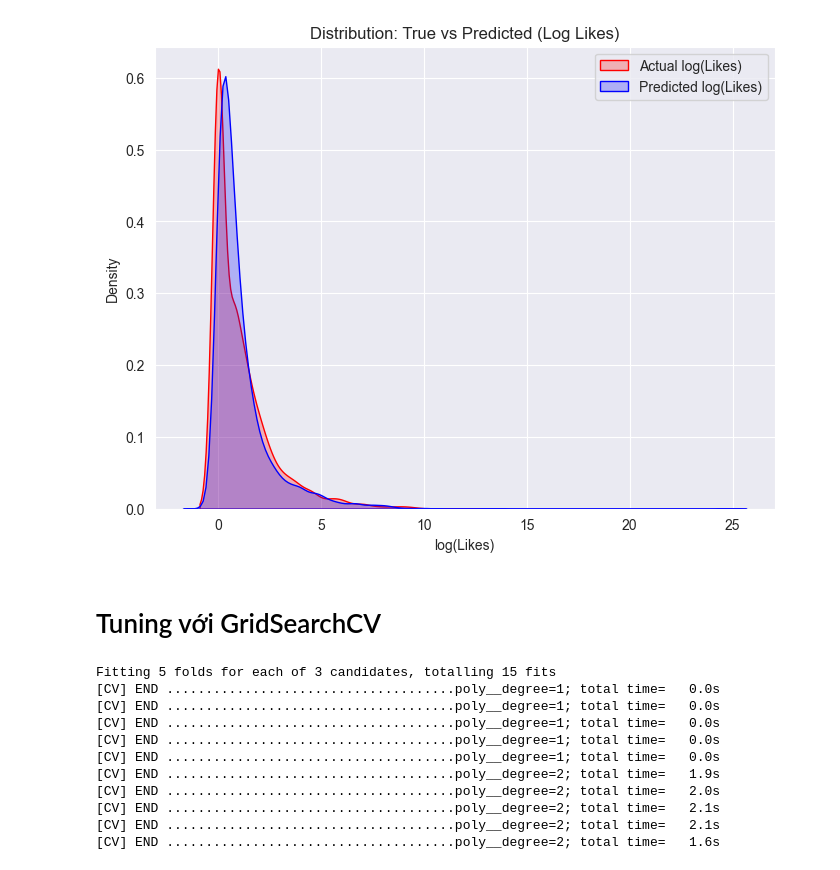
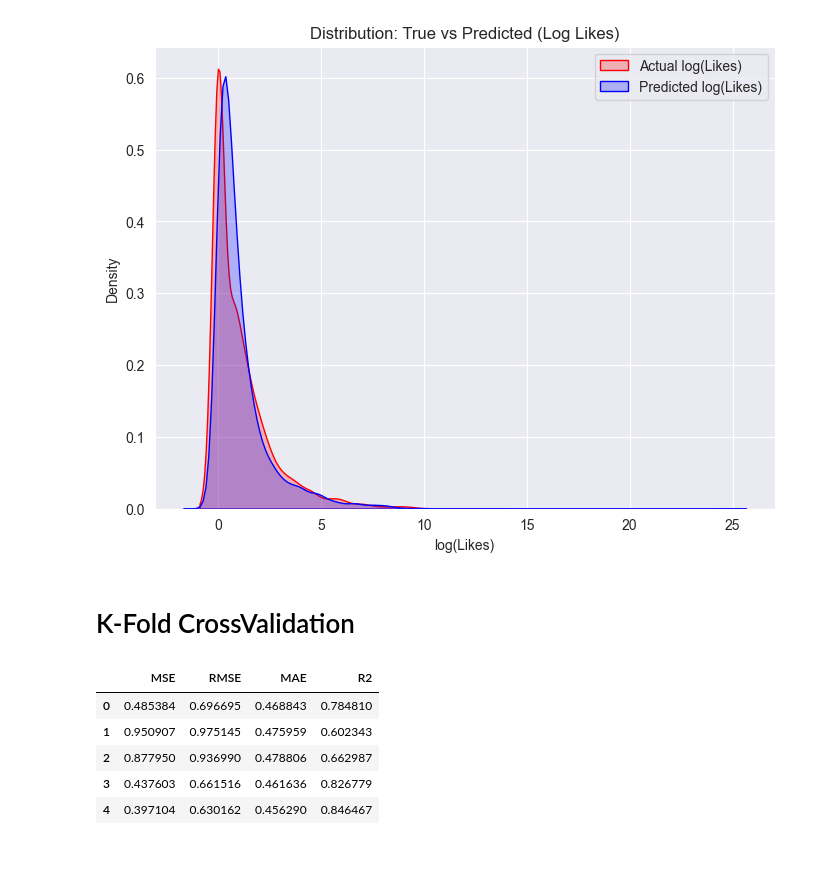
Before and after one commit to DangVanVy23521825/PTDLTQ-IE313, a Jupyter notebook: notebooks/4.0.LinearRegression_Modeling.ipynb, the cells around one changed output. Cells and saved outputs as stored; diff of their text form; code cells hidden in the pictures.

Commit message:
update model

```diff
--- a/notebooks/4.0.LinearRegression_Modeling.ipynb
+++ b/notebooks/4.0.LinearRegression_Modeling.ipynb
@@ -12,8 +14,5 @@ import warnings
 warnings.filterwarnings('ignore')
 # %%
-from google.colab import files
-uploaded = files.upload()
-
-modeling_data = pd.read_csv('final_youtube.csv')
+modeling_data = pd.read_csv('../data/final_youtube.csv')
 modeling_data.info()
 # %% [output]
@@ -210,44 +224,26 @@ plt.show()
 [figure]
 [figure]
 # %% [markdown]
-# Tuning với GridSearchCV
+# K-Fold CrossValidation
 # %%
-from sklearn.model_selection import GridSearchCV
-param_grid = {
-    'poly__degree': [1, 2, 3],
-}
-
-# GridSearchCV
-grid_search = GridSearchCV(
-    pipeline,
-    param_grid,
-    cv=5,
-    scoring='r2',
-    n_jobs=4,
-    verbose=2
-)
-
-grid_search.fit(X_train, y_train)
-
-best_pipeline = grid_search.best_estimator_
+k = 5
+kf = KFold(n_splits=5, shuffle=True, random_state=0)
+mse_scores = cross_val_score(pipeline, X, y, cv=kf, scoring='neg_mean_squared_error')
+rmse_scores = cross_val_score(pipeline, X, y, cv=kf, scoring='neg_root_mean_squared_error')
+mae_scores = cross_val_score(pipeline, X, y, cv=kf, scoring='neg_mean_absolute_error')
+r2_scores = cross_val_score(pipeline, X, y, cv=kf, scoring='r2')
-# %% [output]
-Fitting 5 folds for each of 3 candidates, totalling 15 fits
-[CV] END .....................................poly__degree=1; total time=   0.0s
-[CV] END .....................................poly__degree=1; total time=   0.0s
-[CV] END .....................................poly__degree=1; total time=   0.0s
-[CV] END .....................................poly__degree=1; total time=   0.0s
-[CV] END .....................................poly__degree=1; total time=   0.0s
-[CV] END .....................................poly__degree=2; total time=   1.9s
-[CV] END .....................................poly__degree=2; total time=   2.0s
-[CV] END .....................................poly__degree=2; total time=   2.1s
-[CV] END .....................................poly__degree=2; total time=   2.1s
-[CV] END .....................................poly__degree=2; total time=   1.6s
 # %%
-y_train_pred_log = best_pipeline.predict(X_train)
-y_test_pred_log = best_pipeline.predict(X_test)
-
-y_train_orig = np.expm1(y_train)
-y_test_orig = np.expm1(y_test)
-y_train_pred_orig = np.expm1(y_train_pred_log)
-y_test_pred_orig = np.expm1(y_test_pred_log)
+mse_scores = pd.DataFrame(mse_scores*-1, columns=['MSE'])
+rmse_scores = pd.DataFrame(rmse_scores*-1, columns=['RMSE'])
+mae_scores = pd.DataFrame(mae_scores*-1, columns=['MAE'])
+r2_scores = pd.DataFrame(r2_scores, columns=['R2'])
+score = pd.concat([mse_scores, rmse_scores, mae_scores, r2_scores], axis=1)
+score
+# %% [output]
+|  | MSE | RMSE | MAE | R2 |
+| 0 | 0.485384 | 0.696695 | 0.468843 | 0.784810 |
+| 1 | 0.950907 | 0.975145 | 0.475959 | 0.602343 |
+| 2 | 0.877950 | 0.936990 | 0.478806 | 0.662987 |
+| 3 | 0.437603 | 0.661516 | 0.461636 | 0.826779 |
+| 4 | 0.397104 | 0.630162 | 0.456290 | 0.846467 |
 # %%
```
Also changed, not shown: parts of 4 cells of this notebook, 2 other files.
